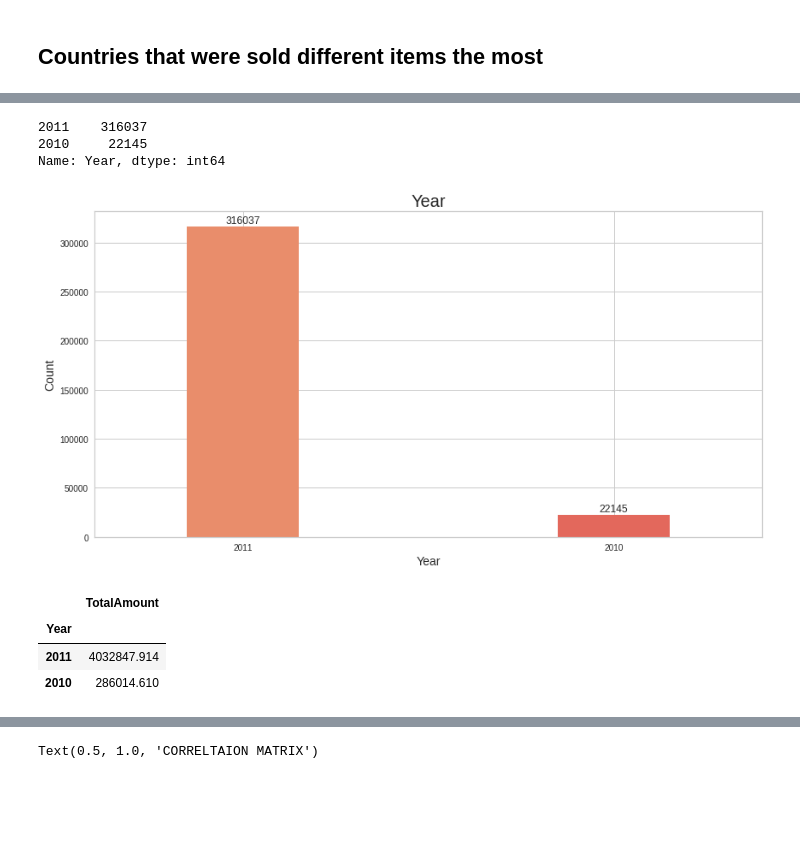
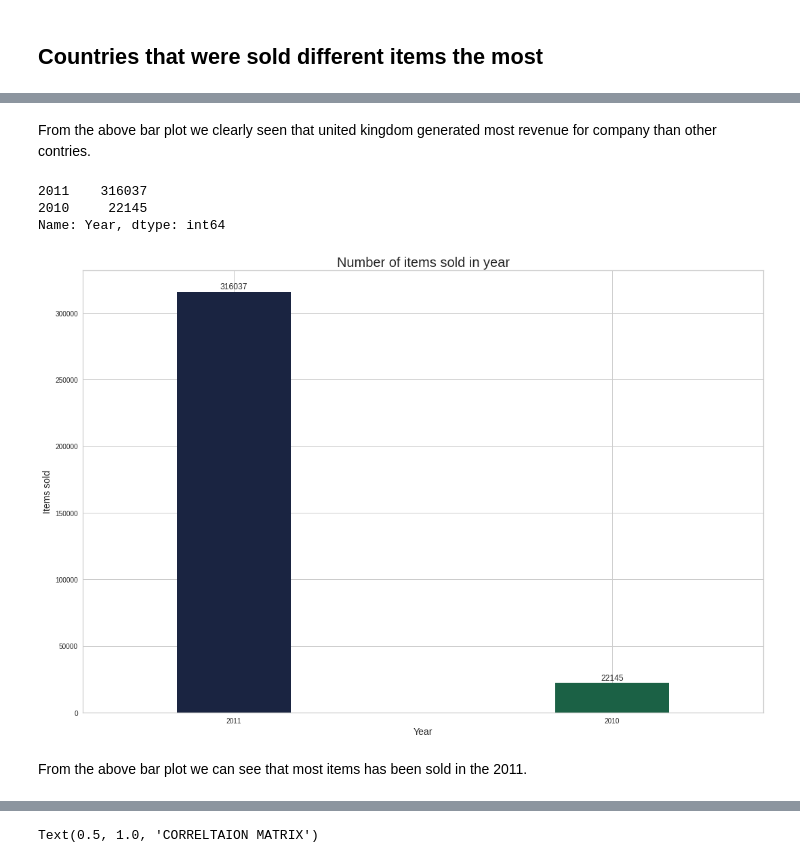
Before and after one commit to aditya8075/CUSTOMER-SEGMENTATION---CLUSTURING-CAPSTON-PROJECT, a Jupyter notebook: Customer_segmentation_capstone_project.ipynb, the cells around one changed output, grey strips where cells are left out. Saved outputs shown, nothing was run; the diff lists cells and outputs as text; code cells hidden in the pictures; blank space fills up the shorter version.

```diff
--- a/Customer_segmentation_capstone_project.ipynb
+++ b/Customer_segmentation_capstone_project.ipynb
@@ -112,0 +164,3 @@ Conclusion
+# %%
+# Dropping the rows which contain null values in the Customer ID column
+data.dropna(subset=['CustomerID'], axis = 0, inplace = True)
@@ -284,11 +329,11 @@ Name: Description, dtype: int64
 # %%
 #barplot for agents and their bookings
 Description = data['Description'].value_counts().head(10)
-plt.figure(figsize=(25,12))
+plt.figure(figsize=(18,12))
 ax = Description.plot(kind = 'bar', rot=0, color=sns.color_palette('rocket'), width=0.3)
-ax.set_title('TOP 15 REPEATED CUSTOMER ID', y=1, fontsize=20)
-ax.set_xlabel('Description',fontsize=5)
-ax.set_ylabel('Count of customer ID', fontsize=14)
+ax.set_title('TOP 10 most repeatedly sold items', y=1, fontsize=20)
+ax.set_xlabel('Description',fontsize=20)
+ax.set_ylabel('Frequency', fontsize=14)
 
 for rect in ax.patches:
     y_value = rect.get_height()
@@ -383,11 +456,11 @@ plt.show()
 # %% [markdown]
 ## Countries that were sold different items the most
 # %%
-#barplot for agents and their bookings
+#barplot for Contries where most items are sold
 Country = data['Country'].value_counts().head(10)
-plt.figure(figsize=(14,7))
-ax = Country.plot(kind = 'bar', rot=0, color=sns.color_palette('flare'), width=0.3)
-ax.set_title('TOP 10 COUNTRIES SOLD TO', y=1, fontsize=20)
+plt.figure(figsize=(18,12))
+ax = Country.plot(kind = 'bar', rot=0, color=sns.color_palette('viridis'), width=0.3)
+ax.set_title('Contries where most items are sold', y=1, fontsize=20)
 ax.set_xlabel('Country',fontsize=14)
 ax.set_ylabel('Count', fontsize=14)
 
@@ -418,0 +480,16 @@ high_sales_countries.to_frame()
+# %%
+#top 10 most revenue generated countries
+high_sales_countries=data.groupby('Country')['TotalAmount'].sum().sort_values(ascending=False).head(10)
+plt.figure(figsize=(18,12))
+ax = high_sales_countries.plot(kind = 'bar', rot=0, color=sns.color_palette('rocket_r'), width=0.3)
+ax.set_title('TOP 10 CONTRIES IN TERM OF MONETORY', y=1, fontsize=20)
+ax.set_xlabel('Country',fontsize=14)
+ax.set_ylabel('TOTAL AMOUNT', fontsize=14)
+
+for rect in ax.patches:
+    y_value = rect.get_height()
+    x_value = rect.get_x() + rect.get_width() / 2
+    space = 1
+    label = "{:.0f}".format(y_value)
+    ax.annotate(label, (x_value, y_value), xytext=(0, space), textcoords="offset points", ha='center', va='bottom')
+plt.show()
@@ -419,3 +498,5 @@ high_sales_countries.to_frame()
+# %% [markdown]
+From the above bar plot we clearly seen that united kingdom generated most revenue for company than other contries.
 # %%
 data['Year'].value_counts()
 # %% [output]
@@ -423,28 +504,22 @@ data['Year'].value_counts()
 2010     22145
 Name: Year, dtype: int64
 # %%
-#barplot for agents and their bookings
+#barplot for year count
 year = data['Year'].value_counts()
-plt.figure(figsize=(14,7))
-ax = year.plot(kind = 'bar', rot=0, color=sns.color_palette('flare'), width=0.3)
-ax.set_title('Year', y=1, fontsize=20)
+plt.figure(figsize=(18,12))
+ax = year.plot(kind = 'bar', rot=0, color=sns.color_palette('cubehelix'), width=0.3)
+ax.set_title('Number of items sold in year', y=1, fontsize=20)
 ax.set_xlabel('Year',fontsize=14)
-ax.set_ylabel('Count', fontsize=14)
+ax.set_ylabel('Items sold', fontsize=14)
 
 for rect in ax.patches:
     y_value = rect.get_height()
     x_value = rect.get_x() + rect.get_width() / 2
     space = 1
     label = "{:.0f}".format(y_value)
     ax.annotate(label, (x_value, y_value), xytext=(0, space), textcoords="offset points", ha='center', va='bottom')
 plt.show()
 # %% [output]
-[figure, old version]
+[figure, new version]
-# %%
-year_total_amount=data.groupby('Year')['TotalAmount'].sum().sort_values(ascending=False).head(10)
-year_total_amount.to_frame()
-# %% [output]
-|  | TotalAmount |
-| Year |  |
-| 2011 | 4032847.914 |
-| 2010 | 286014.610 |
+# %% [markdown]
+From the above bar plot we can see that most items has been sold in the 2011.
```
Also changed, not shown: parts of 203 cells of this notebook.
